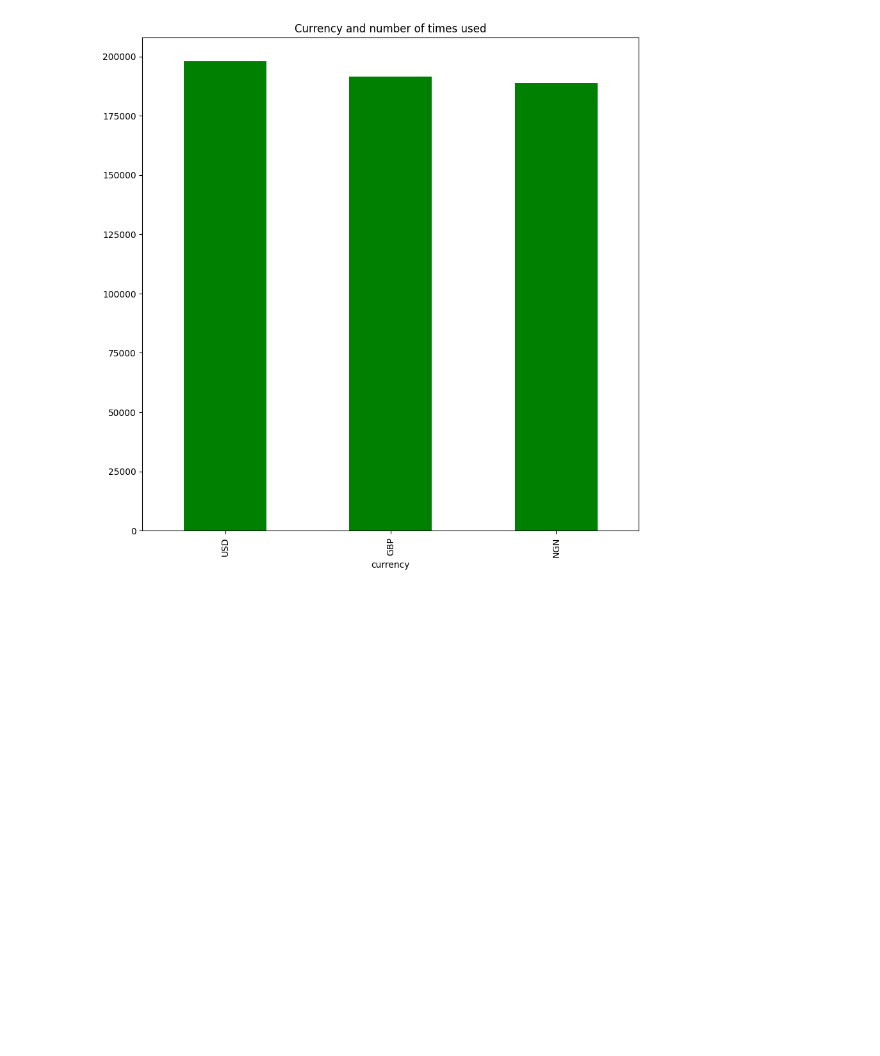
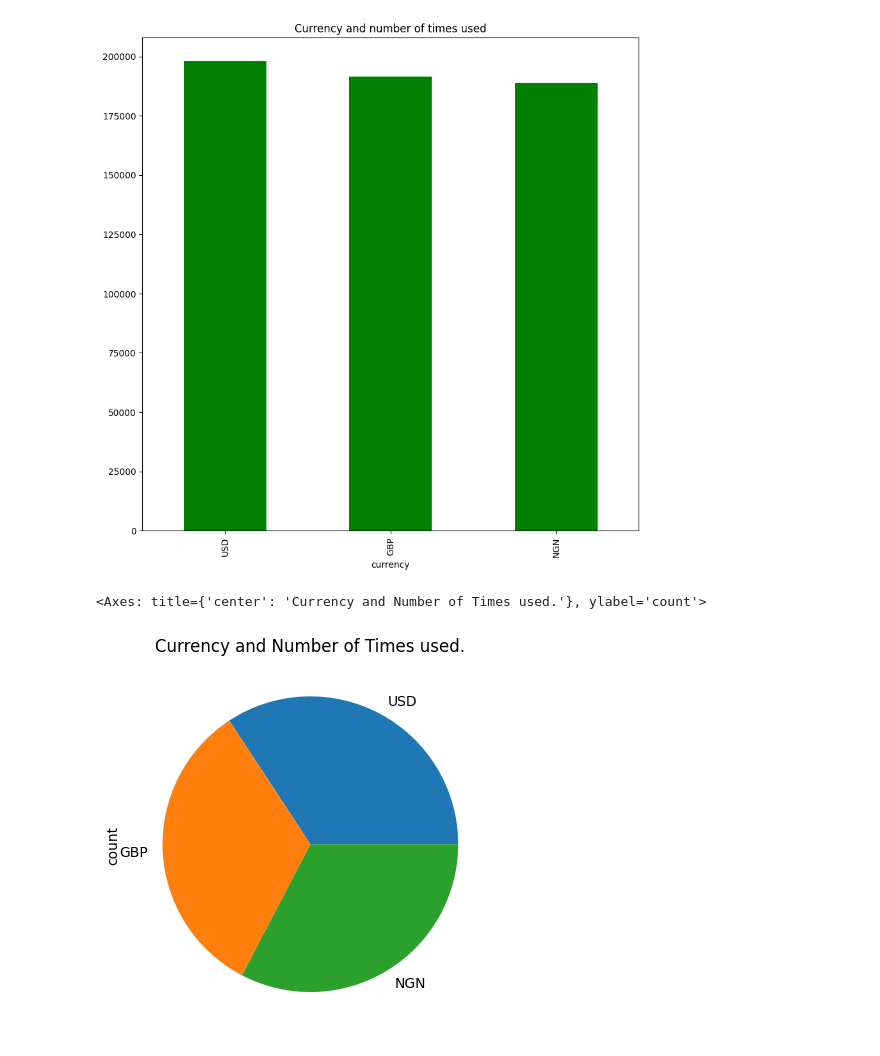
Before and after one commit to DuoDduo/AI-fellowship-module-2, a Jupyter notebook: Tasks/Task15/task_15.ipynb, the cells around one changed output. Drawn from its saved outputs; the diff is of its cells as text; code cells hidden in the pictures; blank space fills up the shorter version.

```diff
--- a/Tasks/Task15/task_15.ipynb
+++ b/Tasks/Task15/task_15.ipynb
@@ -461,5 +464,11 @@ currency_and_number_times_used.plot(kind ="bar" ,  figsize =(10, 10,) , title="C
 # %% [output]
 <Axes: title={'center': 'Currency and number of times used'}, xlabel='currency'>
 [figure]
+# %%
+# plotting the Currency and number of times the currency is used using  pandas
+currency_and_number_times_used.plot(kind = "pie", title="Currency and Number of Times used.")
+# %% [output]
+<Axes: title={'center': 'Currency and Number of Times used.'}, ylabel='count'>
+[figure, added]
 # %%
 # filtering out a specific customer
```
Also changed, not shown: parts of 19 cells of this notebook, 4 other files.
